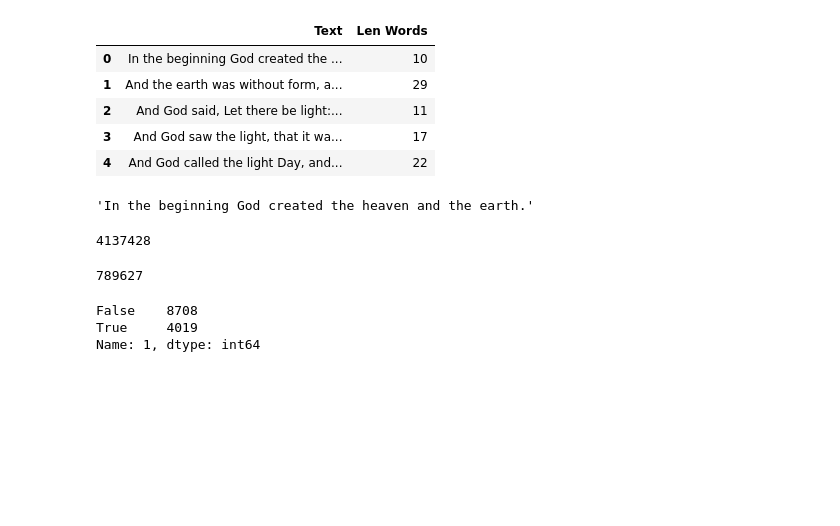
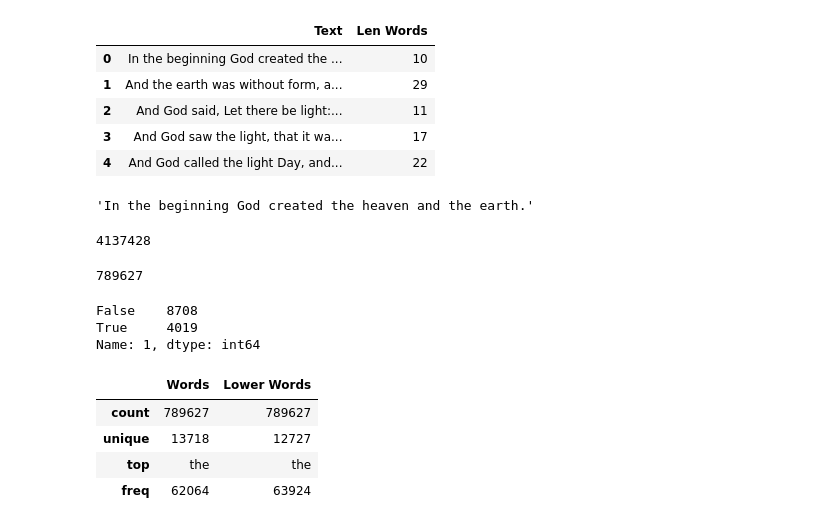
Before and after one commit to rhaejr/Machine-learning-projects, a Jupyter notebook: bible.ipynb, the cells around one changed output. Drawn from its saved outputs; the diff is of its cells as text; code cells hidden in the pictures; blank space fills up the shorter version.

```diff
--- a/bible.ipynb
+++ b/bible.ipynb
@@ -160,3 +160,13 @@ one_time.value_counts()
 False    8708
 True     4019
 Name: 1, dtype: int64
+# %%
+whole_bible.columns = ['Words', 'Lower Words']
+# %%
+whole_bible.describe()
+# %% [output]
+|  | Words | Lower Words |
+| count | 789627 | 789627 |
+| unique | 13718 | 12727 |
+| top | the | the |
+| freq | 62064 | 63924 |
```
Also changed, not shown: parts of 17 cells of this notebook.
